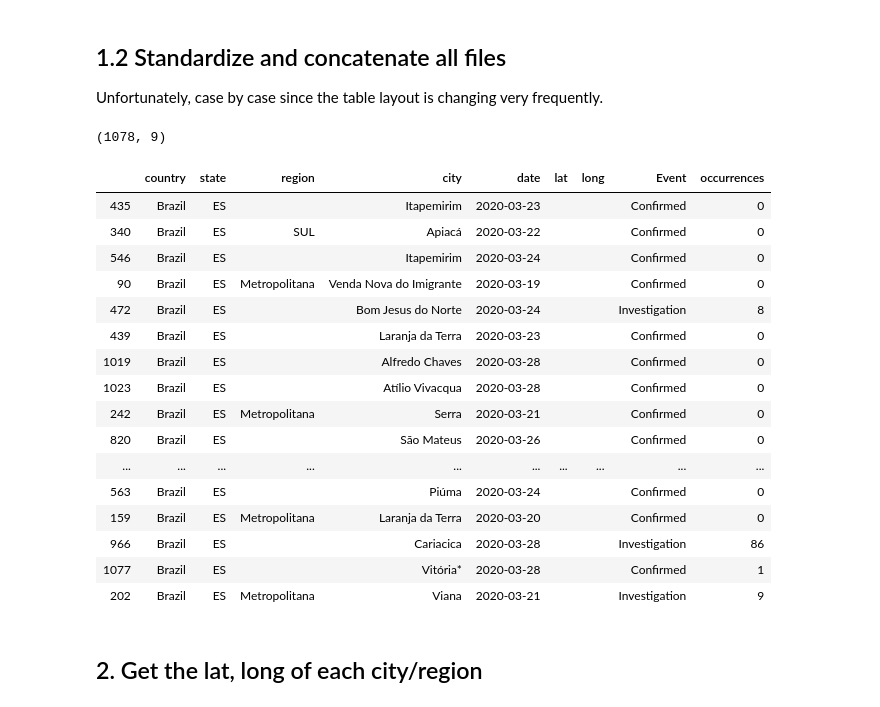
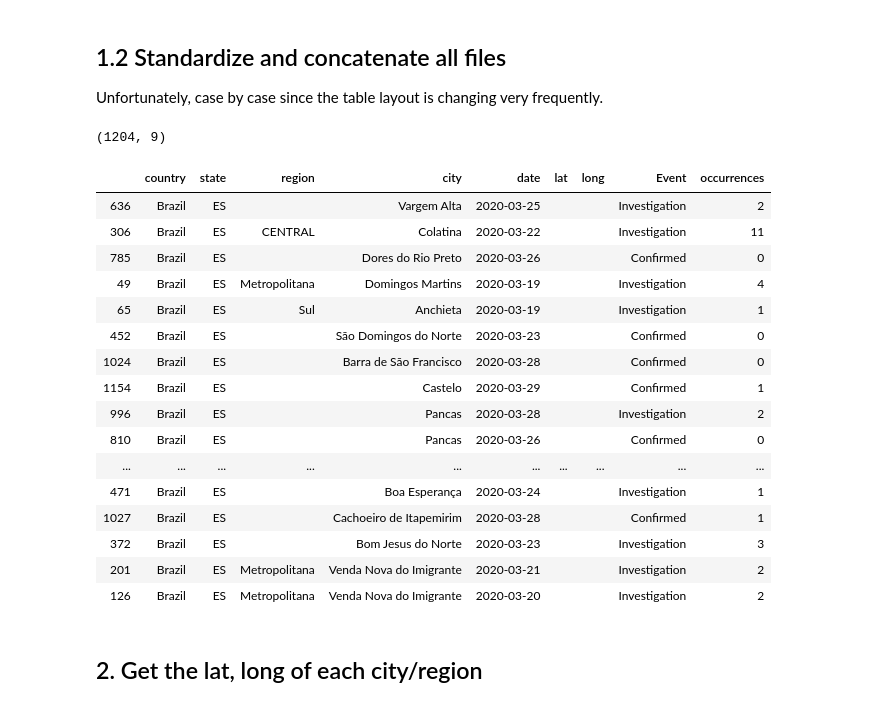
Before and after one commit to FabricioMatos/map-covid-19-es, a Jupyter notebook: 01-covid-19-map.ipynb, the cells around one changed output. Saved outputs shown, nothing was run; the diff lists cells and outputs as text; code cells hidden in the pictures.

```diff
--- a/01-covid-19-map.ipynb
+++ b/01-covid-19-map.ipynb
@@ -240,8 +242,7 @@ def clear_occurrences(value):
     value = value.replace('47\xa0+ 1*', '48')
     value = value.replace('53\xa0+ 1*', '54')
     value = value.replace('60 + 1*', '61')
-
-
+    value = value.replace('71\xa0+ 1*', '72')
     if value == '':
         value = '0'
     return int(value)
@@ -258,51 +259,51 @@ def standardize_dataset(dfs):
         elif day in ['20200322']:
             df_day = process_region_city_and_zone(dfs[day], day)
             dfs_std = dfs_std + [df_day]
         elif day in ['20200323', '20200324', '20200325']:
             df_day = process_city_only(dfs[day], day)
             dfs_std = dfs_std + [df_day]
-        elif day in ['20200326', '20200327', '20200328']:
+        elif day in ['20200326', '20200327', '20200328', '20200329']:
             df_day = process_city_only_20200326(dfs[day], day)
             dfs_std = dfs_std + [df_day]
 
     df = pd.concat(dfs_std)
 
     df['city'] = df['city'].apply(lambda c: clear(c))
     df['region'] = df['region'].apply(lambda c: clear(c))
     df['occurrences'] = df['occurrences'].apply(lambda c: clear_occurrences(c))
 
 
     df = df[~df.city.str.startswith('TOTAL')]
     df = df[~df.city.str.startswith('Total')]
     df = df[~df.region.str.startswith('TOTAL')]
     df = df[~df.region.str.startswith('Total')]
     df['occurrences'].fillna('0', inplace=True)
     df.fillna('', inplace=True)
     return df.copy().reset_index(drop=True)
 
 df = standardize_dataset(dfs)
 df.to_csv('./data/prepared_dataset.csv', index=False)
 print(df.shape)
 df.sample(20, random_state=1)
 # %% [output]
-(1078, 9)
+(1204, 9)
 |  | country | state | region | city | date | lat | long | Event | occurrences |
-| 435 | Brazil | ES |  | Itapemirim | 2020-03-23 |  |  | Confirmed | 0 |
-| 340 | Brazil | ES | SUL | Apiacá | 2020-03-22 |  |  | Confirmed | 0 |
-| 546 | Brazil | ES |  | Itapemirim | 2020-03-24 |  |  | Confirmed | 0 |
-| 90 | Brazil | ES | Metropolitana | Venda Nova do Imigrante | 2020-03-19 |  |  | Confirmed | 0 |
-| 472 | Brazil | ES |  | Bom Jesus do Norte | 2020-03-24 |  |  | Investigation | 8 |
-| 439 | Brazil | ES |  | Laranja da Terra | 2020-03-23 |  |  | Confirmed | 0 |
-| 1019 | Brazil | ES |  | Alfredo Chaves | 2020-03-28 |  |  | Confirmed | 0 |
-| 1023 | Brazil | ES |  | Atílio Vivacqua | 2020-03-28 |  |  | Confirmed | 0 |
-| 242 | Brazil | ES | Metropolitana | Serra | 2020-03-21 |  |  | Confirmed | 0 |
-| 820 | Brazil | ES |  | São Mateus | 2020-03-26 |  |  | Confirmed | 0 |
+| 636 | Brazil | ES |  | Vargem Alta | 2020-03-25 |  |  | Investigation | 2 |
+| 306 | Brazil | ES | CENTRAL | Colatina | 2020-03-22 |  |  | Investigation | 11 |
+| 785 | Brazil | ES |  | Dores do Rio Preto | 2020-03-26 |  |  | Confirmed | 0 |
+| 49 | Brazil | ES | Metropolitana | Domingos Martins | 2020-03-19 |  |  | Investigation | 4 |
+| 65 | Brazil | ES | Sul | Anchieta | 2020-03-19 |  |  | Investigation | 1 |
+| 452 | Brazil | ES |  | São Domingos do Norte | 2020-03-23 |  |  | Confirmed | 0 |
+| 1024 | Brazil | ES |  | Barra de São Francisco | 2020-03-28 |  |  | Confirmed | 0 |
+| 1154 | Brazil | ES |  | Castelo | 2020-03-29 |  |  | Confirmed | 1 |
+| 996 | Brazil | ES |  | Pancas | 2020-03-28 |  |  | Investigation | 2 |
+| 810 | Brazil | ES |  | Pancas | 2020-03-26 |  |  | Confirmed | 0 |
 | ... | ... | ... | ... | ... | ... | ... | ... | ... | ... |
-| 563 | Brazil | ES |  | Piúma | 2020-03-24 |  |  | Confirmed | 0 |
-| 159 | Brazil | ES | Metropolitana | Laranja da Terra | 2020-03-20 |  |  | Confirmed | 0 |
-| 966 | Brazil | ES |  | Cariacica | 2020-03-28 |  |  | Investigation | 86 |
-| 1077 | Brazil | ES |  | Vitória* | 2020-03-28 |  |  | Confirmed | 1 |
-| 202 | Brazil | ES | Metropolitana | Viana | 2020-03-21 |  |  | Investigation | 9 |
+| 471 | Brazil | ES |  | Boa Esperança | 2020-03-24 |  |  | Investigation | 1 |
+| 1027 | Brazil | ES |  | Cachoeiro de Itapemirim | 2020-03-28 |  |  | Confirmed | 1 |
+| 372 | Brazil | ES |  | Bom Jesus do Norte | 2020-03-23 |  |  | Investigation | 3 |
+| 201 | Brazil | ES | Metropolitana | Venda Nova do Imigrante | 2020-03-21 |  |  | Investigation | 2 |
+| 126 | Brazil | ES | Metropolitana | Venda Nova do Imigrante | 2020-03-20 |  |  | Investigation | 2 |
 # %% [markdown]
 ## 2. Get the lat, long of each city/region
 # %%
```
Also changed, not shown: parts of 20 cells of this notebook, 35 other files.
